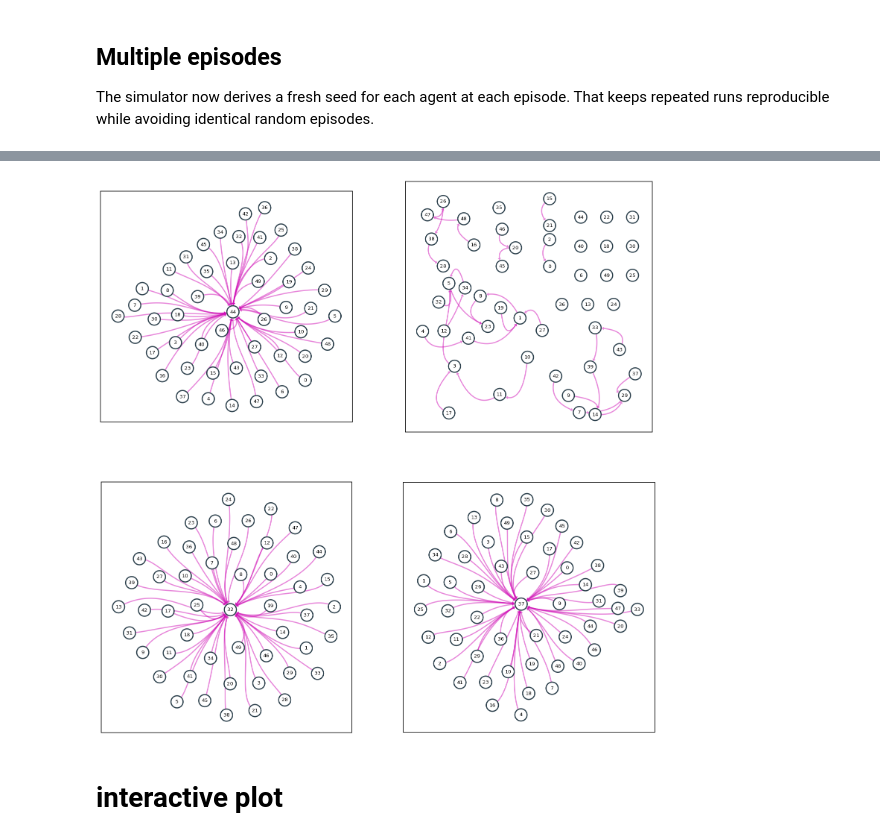
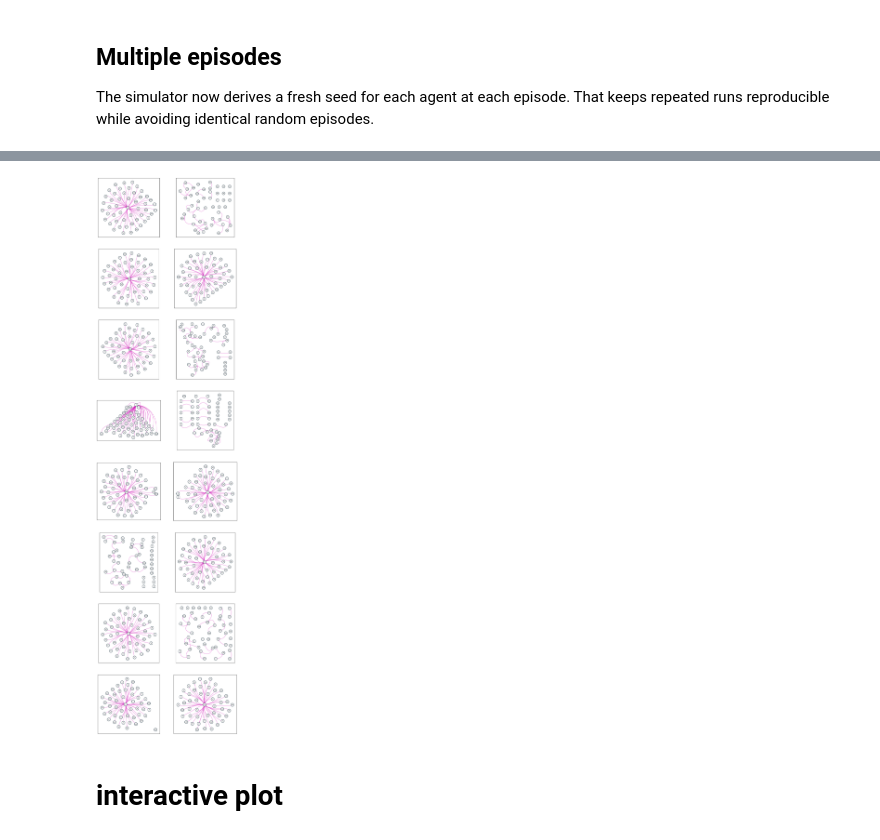
Before and after one commit to hdahmou/Network_creation, a Jupyter notebook: notebooks/simulation_examples.ipynb, the cells around one changed output, grey strips where cells are left out. Cells and saved outputs as stored; diff of their text form; code cells hidden in the pictures.

```diff
--- a/notebooks/simulation_examples.ipynb
+++ b/notebooks/simulation_examples.ipynb
@@ -194,29 +194,29 @@ plt.show()
 # %%
-nb_subplots = 4
+nb_subplots = 16
 graphs = [
     g_t[-1].to_networkx(vertex_attr_hashable="name")
     for g_t in state_history_observer._runs_graphs[:nb_subplots]
 ]
 
 ncols = 2
 nrows = int(np.ceil(nb_subplots / ncols))
 fig, axes = plt.subplots(
     nrows=nrows, ncols=ncols, figsize=(8 * ncols, 8 * nrows), dpi=120
 )
 
 axes = np.ravel(axes)
 
 for graph, ax in zip(graphs, axes):
     res = draw_network(graph=graph, ax=ax)
     ax.patch.set_edgecolor("black")
     ax.patch.set_linewidth(1)
 
 for ax in axes[len(graphs) :]:
     ax.set_visible(False)  # or: fig.delaxes(ax)
 
 plt.show()
 # %% [output]
-[figure, old version]
+[figure, new version]
 # %%
 num_runs = 10
 fixed_layout = build_circle_layout(n_nodes=n_agents)
```
Also changed, not shown: parts of 2 cells of this notebook, 27 other files.
